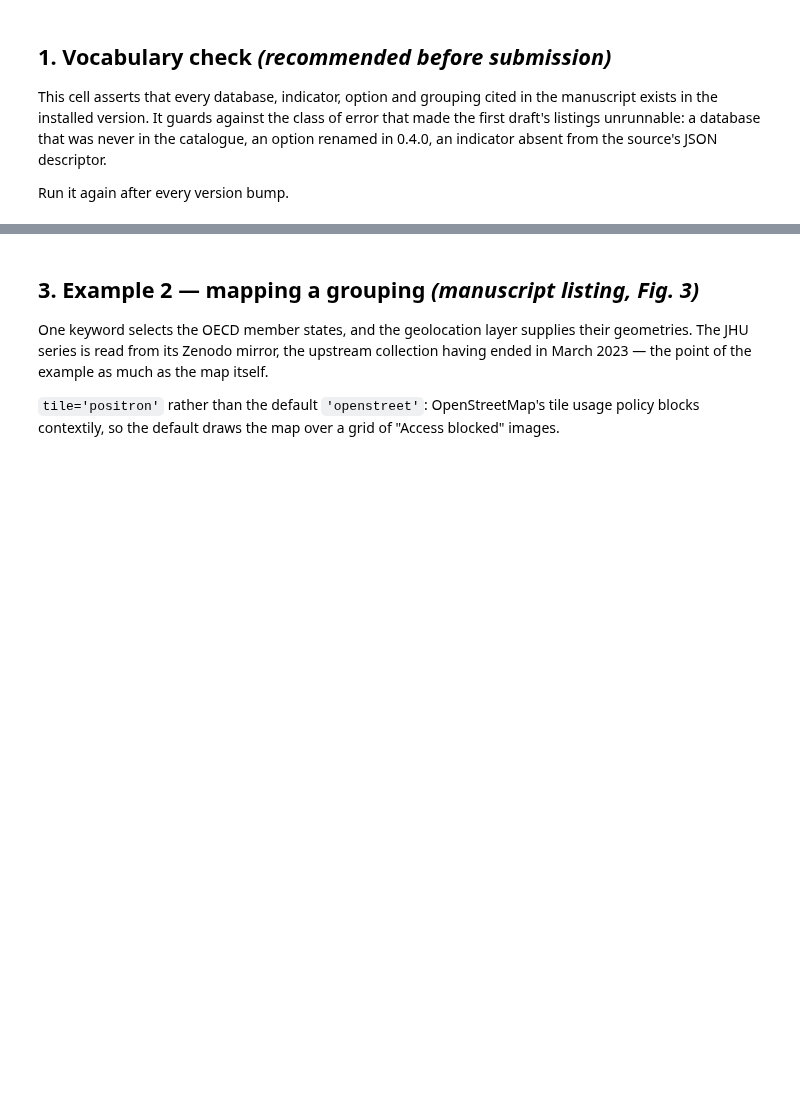
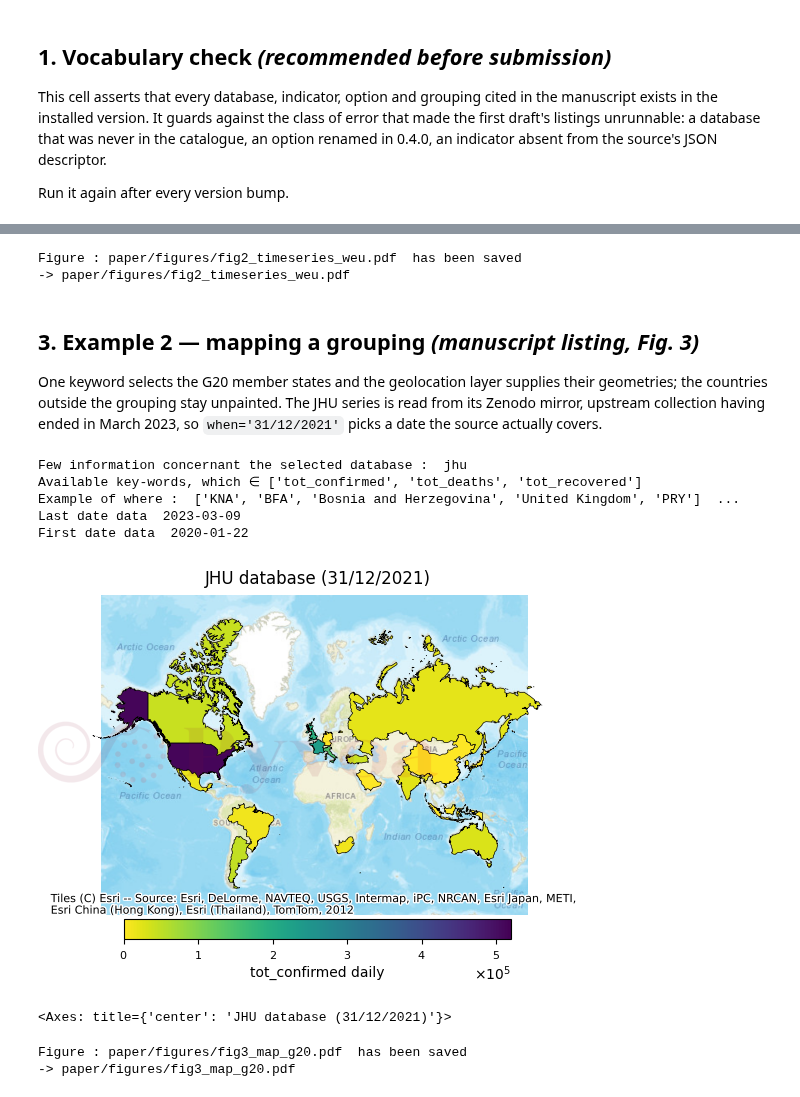
Before and after one commit to pyvoa/pyvoa, a Jupyter notebook: examples/notebooks/PaperExamples.ipynb, the cells around one changed output, grey strips where cells are left out. Cells and saved outputs as stored; diff of their text form; code cells hidden in the pictures; blank space fills up the shorter version.

```diff
--- a/examples/notebooks/PaperExamples.ipynb
+++ b/examples/notebooks/PaperExamples.ipynb
@@ -149,20 +171,30 @@ pf.plot(which='total_deaths', where='European Union',
 # %%
-save('fig2_timeseries_eu.png')
+save('fig2_timeseries_weu.pdf')
+# %% [output]
+Figure : paper/figures/fig2_timeseries_weu.pdf  has been saved
+-> paper/figures/fig2_timeseries_weu.pdf
 # %% [markdown]
 ## 3. Example 2 — mapping a grouping *(manuscript listing, Fig. 3)*
 
-One keyword selects the OECD member states, and the geolocation layer supplies
-their geometries. The JHU series is read from its Zenodo mirror, the upstream
-collection having ended in March 2023 — the point of the example as much as the
-map itself.
-
-`tile='positron'` rather than the default `'openstreet'`: OpenStreetMap's tile
-usage policy blocks contextily, so the default draws the map over a grid of
-"Access blocked" images.
+One keyword selects the G20 member states and the geolocation layer supplies
+their geometries; the countries outside the grouping stay unpainted. The JHU
+series is read from its Zenodo mirror, upstream collection having ended in
+March 2023, so `when='31/12/2021'` picks a date the source actually covers.
 # %%
 pf.setwhom('jhu')             # Johns Hopkins CSSE, worldwide
-pf.map(which='tot_confirmed', where='OECD',
-       what='daily', when='01/12/2022', tile='positron')
+pf.map(which='tot_confirmed', where='G20',
+       what='daily', when='31/12/2021')
+# %% [output]
+Few information concernant the selected database :  jhu
+Available key-words, which ∈ ['tot_confirmed', 'tot_deaths', 'tot_recovered']
+Example of where :  ['KNA', 'BFA', 'Bosnia and Herzegovina', 'United Kingdom', 'PRY']  ...
+Last date data  2023-03-09
+First date data  2020-01-22
+[figure, added]
+<Axes: title={'center': 'JHU database (31/12/2021)'}>
 # %%
-save('fig3_map_oecd.png')
+save('fig3_map_g20.pdf')
+# %% [output]
+Figure : paper/figures/fig3_map_g20.pdf  has been saved
+-> paper/figures/fig3_map_g20.pdf
 # %% [markdown]
```
Also changed, not shown: parts of 32 cells of this notebook, 1 other file.
